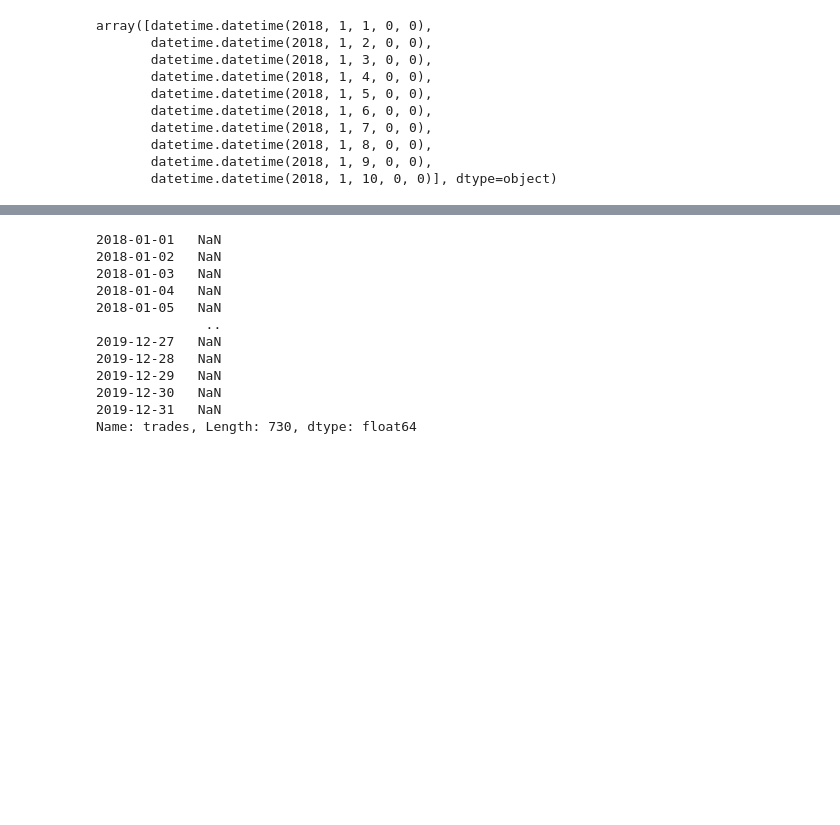
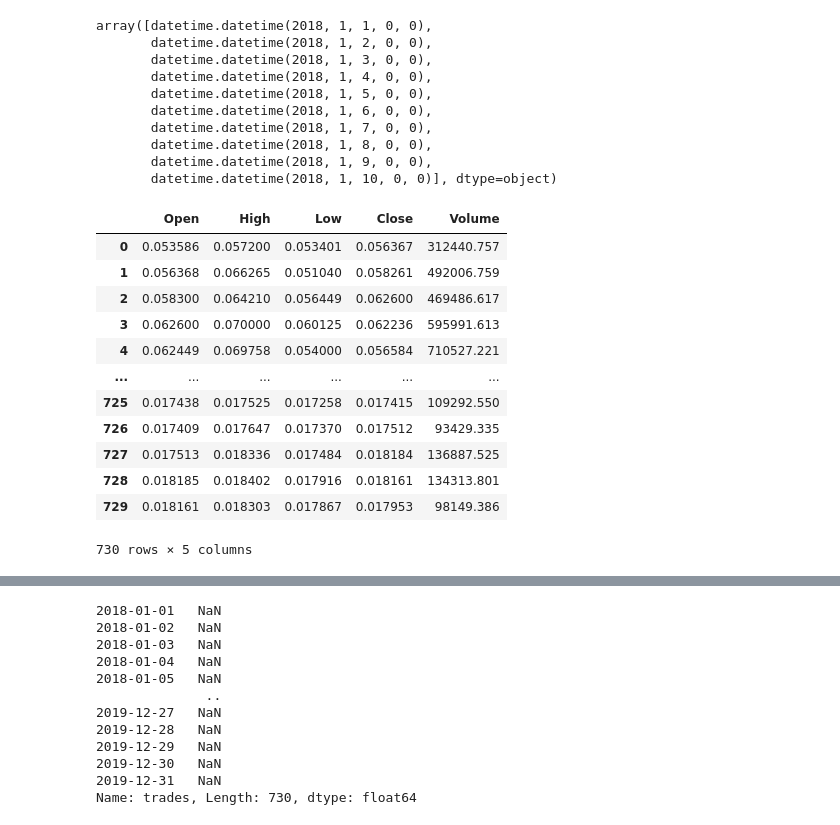
Before and after one commit to avepus/crypto-model, a Jupyter notebook: notebooks/backtrader_playground.ipynb, the cells around one changed output, grey strips where cells are left out. Cells and saved outputs as stored; diff of their text form; code cells hidden in the pictures; blank space fills up the shorter version.

```diff
--- a/notebooks/backtrader_playground.ipynb
+++ b/notebooks/backtrader_playground.ipynb
@@ -440,6 +440,34 @@ array([datetime.datetime(2018, 1, 1, 0, 0),
        datetime.datetime(2018, 1, 8, 0, 0),
        datetime.datetime(2018, 1, 9, 0, 0),
        datetime.datetime(2018, 1, 10, 0, 0)], dtype=object)
+# %%
+def get_ohlcv_data_from_cerebro_run(cerebro_run):
+    data = cerebro_run[0].datas[0]
+    start = 0
+    end = len(data)
+    return pd.DataFrame({
+        'Open' : data.open.plotrange(start,end),
+        'High' : data.high.plotrange(start,end),
+        'Low' : data.low.plotrange(start,end),
+        'Close' : data.close.plotrange(start,end),
+        'Volume' : data.volume.plotrange(start,end)
+        })
+val = get_ohlcv_data_from_cerebro_run(back)
+val
+# %% [output]
+|  | Open | High | Low | Close | Volume |
+| 0 | 0.053586 | 0.057200 | 0.053401 | 0.056367 | 312440.757 |
+| 1 | 0.056368 | 0.066265 | 0.051040 | 0.058261 | 492006.759 |
+| 2 | 0.058300 | 0.064210 | 0.056449 | 0.062600 | 469486.617 |
+| 3 | 0.062600 | 0.070000 | 0.060125 | 0.062236 | 595991.613 |
+| 4 | 0.062449 | 0.069758 | 0.054000 | 0.056584 | 710527.221 |
+| ... | ... | ... | ... | ... | ... |
+| 725 | 0.017438 | 0.017525 | 0.017258 | 0.017415 | 109292.550 |
+| 726 | 0.017409 | 0.017647 | 0.017370 | 0.017512 | 93429.335 |
+| 727 | 0.017513 | 0.018336 | 0.017484 | 0.018184 | 136887.525 |
+| 728 | 0.018185 | 0.018402 | 0.017916 | 0.018161 | 134313.801 |
+| 729 | 0.018161 | 0.018303 | 0.017867 | 0.017953 | 98149.386 |
+730 rows × 5 columns
 # %%
 def summarize_cerebro_run(cerebro_run):
     #get pandas dataframe of summarized data
```
Also changed, not shown: parts of 13 cells of this notebook, 2 other files.
